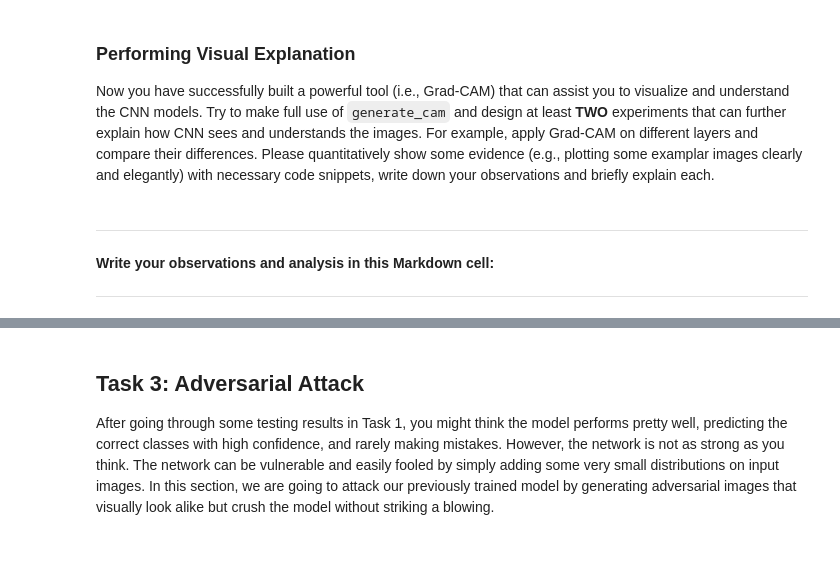
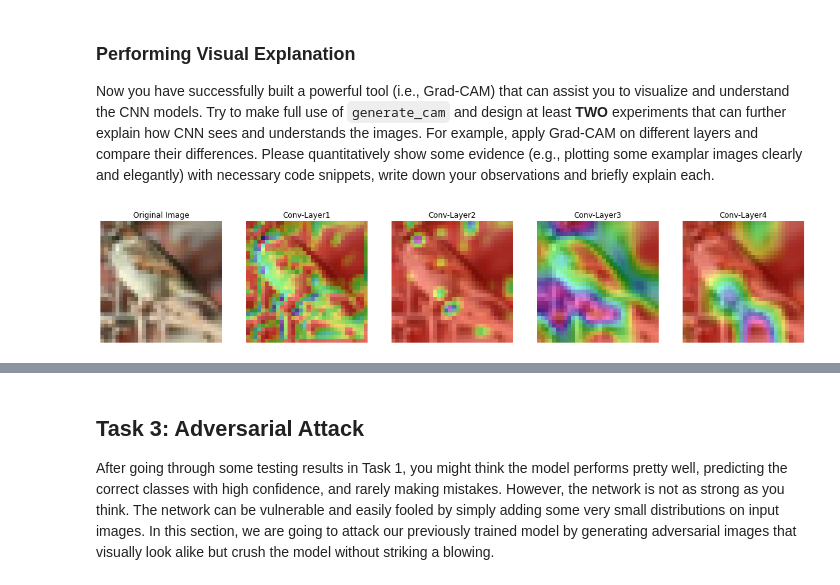
Before and after one commit to Observe-l/Msc_course, a Jupyter notebook: EE6934/Project2/Project2.ipynb, the cells around one changed output, grey strips where cells are left out. Cells and saved outputs as stored; diff of their text form; code cells hidden in the pictures; blank space fills up the shorter version.

```diff
--- a/EE6934/Project2/Project2.ipynb
+++ b/EE6934/Project2/Project2.ipynb
@@ -965,6 +1039,57 @@ Now you have successfully built a powerful tool (i.e., Grad-CAM) that can assist
-# %% [markdown]
----
-
-**Write your observations and analysis in this Markdown cell:**
-
----
+# %%
+##############################################################################
+# TODO: Write code snippets to present your experiments (hint: if you want   #
+# to plot multiple images in one single figure, plt.subplot should help).    #
+##############################################################################
+
+# your code
+idx = randint(0, test_size-1)
+im, label = test_set[idx]
+org_im = inverse_transform(im)
+
+im = im.to(device)
+im = im.view(1,3,32,32)
+
+plt.figure(figsize=(20,12))
+ax = plt.subplot(1, 5, 1)
+ax.imshow(org_im)
+ax.set_title('Original Image')
+ax.set_axis_off()
+
+# Plot layer1
+cam = generate_cam(model, im,target_layer='conv1')
+heatmap, heatmap_on_image = apply_colormap_on_image(org_im, cam, 'hsv')
+ax = plt.subplot(1, 5, 2)
+ax.imshow(heatmap_on_image)
+ax.set_title('Conv-Layer1')
+ax.set_axis_off()
+
+# Plot layer2
+cam = generate_cam(model, im,target_layer='conv2')
+heatmap, heatmap_on_image = apply_colormap_on_image(org_im, cam, 'hsv')
+ax = plt.subplot(1, 5, 3)
+ax.imshow(heatmap_on_image)
+ax.set_title('Conv-Layer2')
+ax.set_axis_off()
+
+# Plot layer3
+cam = generate_cam(model, im,target_layer='conv3')
+heatmap, heatmap_on_image = apply_colormap_on_image(org_im, cam, 'hsv')
+ax = plt.subplot(1, 5, 4)
+ax.imshow(heatmap_on_image)
+ax.set_title('Conv-Layer3')
+ax.set_axis_off()
+
+# Plot layer4
+cam = generate_cam(model, im,target_layer='conv4')
+heatmap, heatmap_on_image = apply_colormap_on_image(org_im, cam, 'hsv')
+ax = plt.subplot(1, 5, 5)
+ax.imshow(heatmap_on_image)
+ax.set_title('Conv-Layer4')
+ax.set_axis_off()
+
+##############################################################################
+#                             END OF YOUR CODE                               #
+##############################################################################
+# %% [output]
+[figure, added]
```
Also changed, not shown: parts of 18 cells of this notebook, 4 other files.
